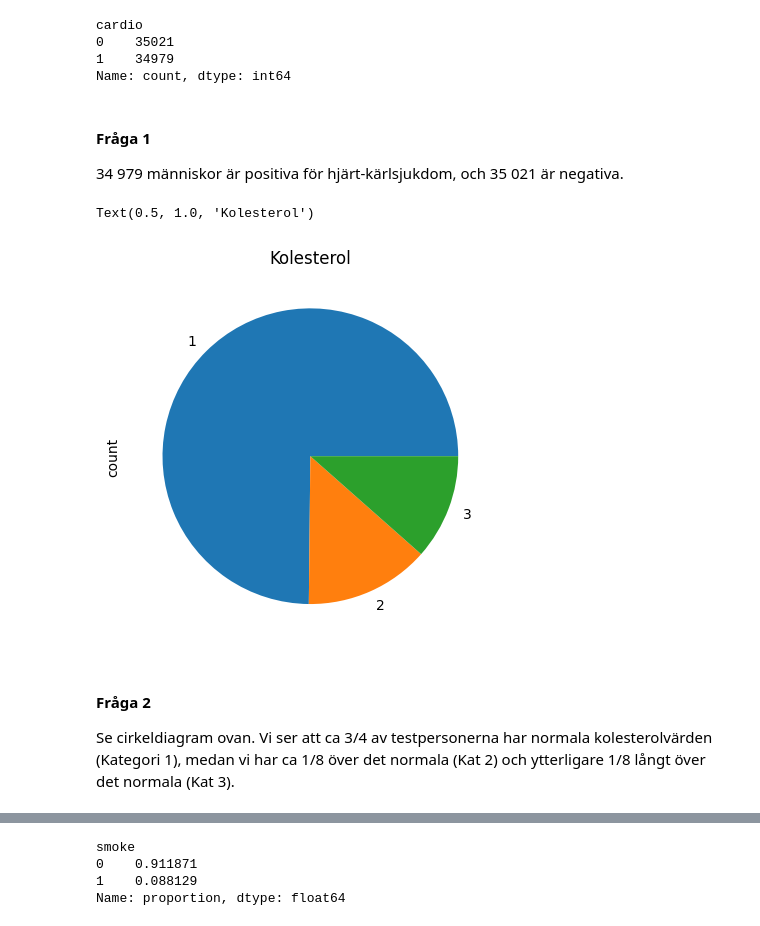
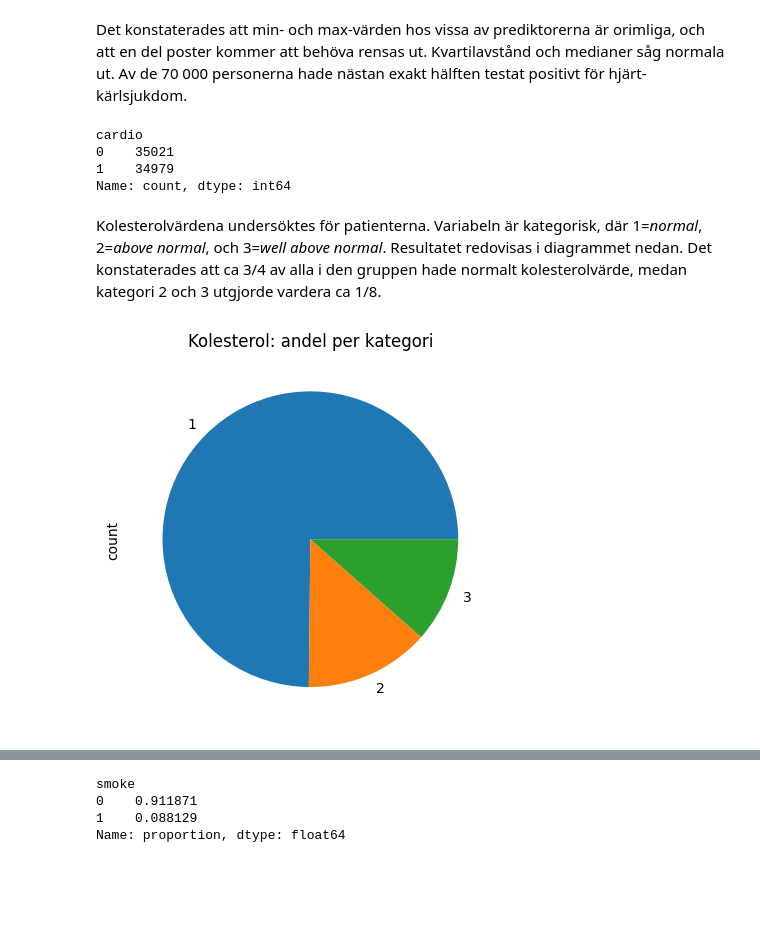
Before and after one commit to bearwinterfirth/medical, a Jupyter notebook: disease_prediction_1.ipynb, the cells around one changed output, grey strips where cells are left out. Cells and saved outputs as stored; diff of their text form; code cells hidden in the pictures; blank space fills up the shorter version.

```diff
--- a/disease_prediction_1.ipynb
+++ b/disease_prediction_1.ipynb
@@ -16,6 +19,8 @@ df.describe()
 | 50% | 50001.500000 | 19703.000000 | 1.000000 | 165.000000 | 72.000000 | 120.000000 | 80.000000 | 1.000000 | 1.000000 | 0.000000 | 0.000000 | ... |
 | 75% | 74889.250000 | 21327.000000 | 2.000000 | 170.000000 | 82.000000 | 140.000000 | 90.000000 | 2.000000 | 1.000000 | 0.000000 | 0.000000 | ... |
 | max | 99999.000000 | 23713.000000 | 2.000000 | 250.000000 | 200.000000 | 16020.000000 | 11000.000000 | 3.000000 | 3.000000 | 1.000000 | 1.000000 | ... |
+# %% [markdown]
+Det konstaterades att min- och max-värden hos vissa av prediktorerna är orimliga, och att en del poster kommer att behöva rensas ut. Kvartilavstånd och medianer såg normala ut. Av de 70 000 personerna hade nästan exakt hälften testat positivt för hjärt-kärlsjukdom.
 # %%
 df["cardio"].value_counts()
 # %% [output]
@@ -23,15 +28,10 @@ cardio
 0    35021
 1    34979
 Name: count, dtype: int64
-# %% [markdown]
-#### Fråga 1
-34 979 människor är positiva för hjärt-kärlsjukdom, och 35 021 är negativa.
+# %% [markdown]
+Kolesterolvärdena undersöktes för patienterna. Variabeln är kategorisk, där 1=*normal*, 2=*above normal*, och 3=*well above normal*. Resultatet redovisas i diagrammet nedan. Det konstaterades att ca 3/4 av alla i den gruppen hade normalt kolesterolvärde, medan kategori 2 och 3 utgjorde vardera ca 1/8.
 # %%
 df["cholesterol"].value_counts().plot(kind="pie")
-plt.title("Kolesterol")
+plt.title("Kolesterol: andel per kategori");
 # %% [output]
-Text(0.5, 1.0, 'Kolesterol')
-[figure, old version]
+[figure, new version]
-# %% [markdown]
-#### Fråga 2
-Se cirkeldiagram ovan. Vi ser att ca 3/4 av testpersonerna har normala kolesterolvärden (Kategori 1), medan vi har ca 1/8 över det normala (Kat 2) och ytterligare 1/8 långt över det normala (Kat 3).
```
Also changed, not shown: parts of 5 cells of this notebook, 1 other file.
